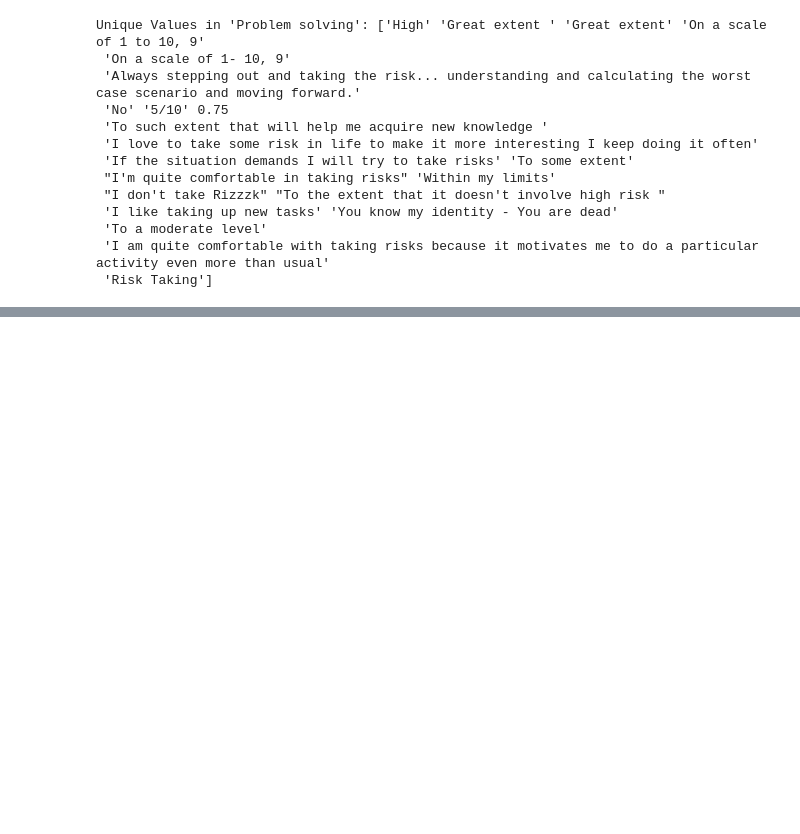
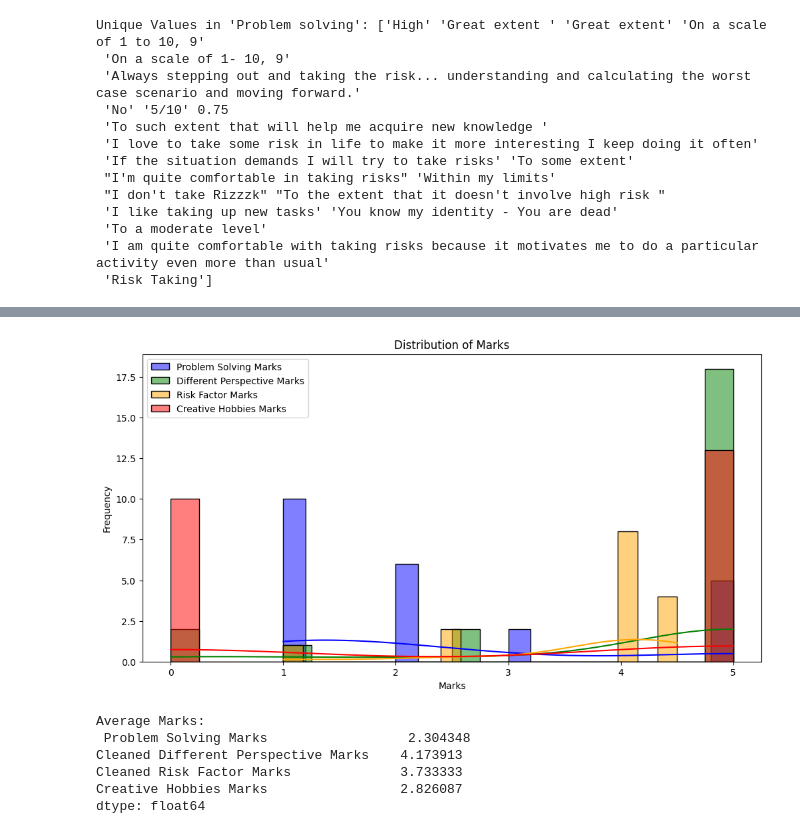
Before and after one commit to Vetrikkarasu/ICEDIP, a Jupyter notebook: Untitled12.ipynb, the cells around one changed output, grey strips where cells are left out. Drawn from its saved outputs; the diff is of its cells as text; code cells hidden in the pictures; blank space fills up the shorter version.

```diff
--- a/Untitled12.ipynb
+++ b/Untitled12.ipynb
@@ -426,3 +209,0 @@ Index(['Name', 'Percieved creativity', 'Innovative Ideas', 'Risk Factor',
-# %%
-df.rename(columns={'Cleaned Different Perspective Marks': 'Different Perspective'}, inplace=True)
-print(df.to_markdown())
@@ -463,0 +413,25 @@ Unique Values in 'Problem solving': ['High' 'Great extent ' 'Great extent' 'On a
+# %%
+# Distribution of Marks
+plt.figure(figsize=(12, 6))
+sns.histplot(df['Problem Solving Marks'], bins=20, kde=True, color='blue', label='Problem Solving Marks')
+sns.histplot(df['Cleaned Different Perspective Marks'], bins=20, kde=True, color='green', label='Different Perspective Marks')
+sns.histplot(df['Cleaned Risk Factor Marks'], bins=20, kde=True, color='orange', label='Risk Factor Marks')
+sns.histplot(df['Creative Hobbies Marks'], bins=20, kde=True, color='red', label='Creative Hobbies Marks')
+plt.title('Distribution of Marks')
+plt.xlabel('Marks')
+plt.ylabel('Frequency')
+plt.legend()
+plt.show()
+# %% [output]
+[figure, added]
+# %%
+# Comparison of Marks
+average_marks = df[['Problem Solving Marks', 'Cleaned Different Perspective Marks', 'Cleaned Risk Factor Marks', 'Creative Hobbies Marks']].mean()
+print('Average Marks:\n', average_marks)
+# %% [output]
+Average Marks:
+ Problem Solving Marks                  2.304348
+Cleaned Different Perspective Marks    4.173913
+Cleaned Risk Factor Marks              3.733333
+Creative Hobbies Marks                 2.826087
+dtype: float64
```
Also changed, not shown: parts of 30 cells of this notebook.
